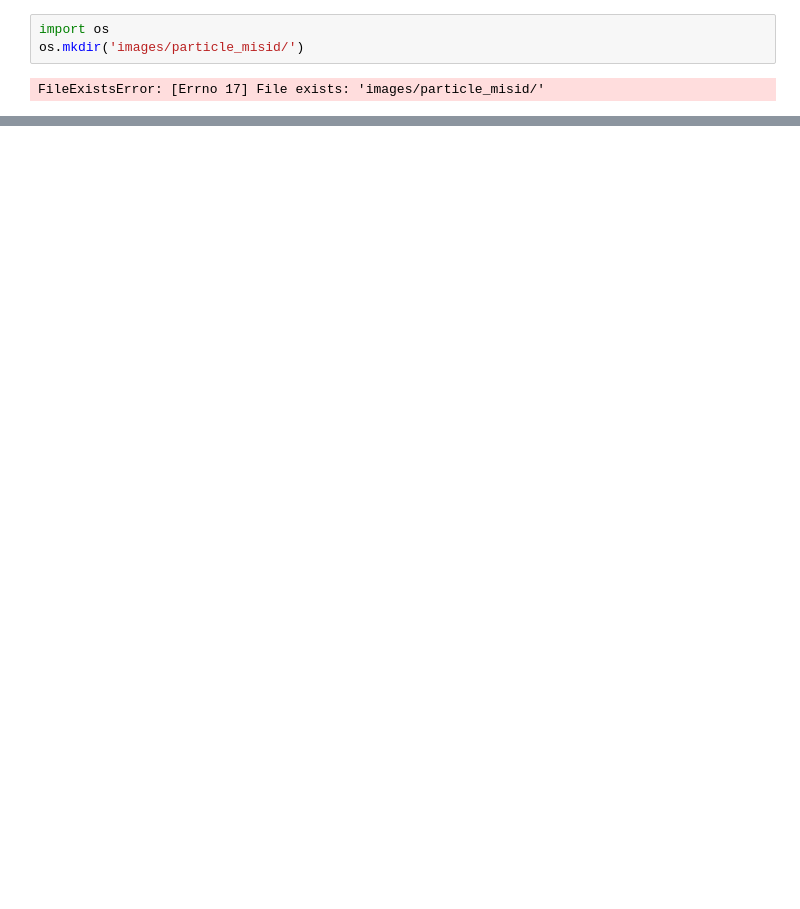
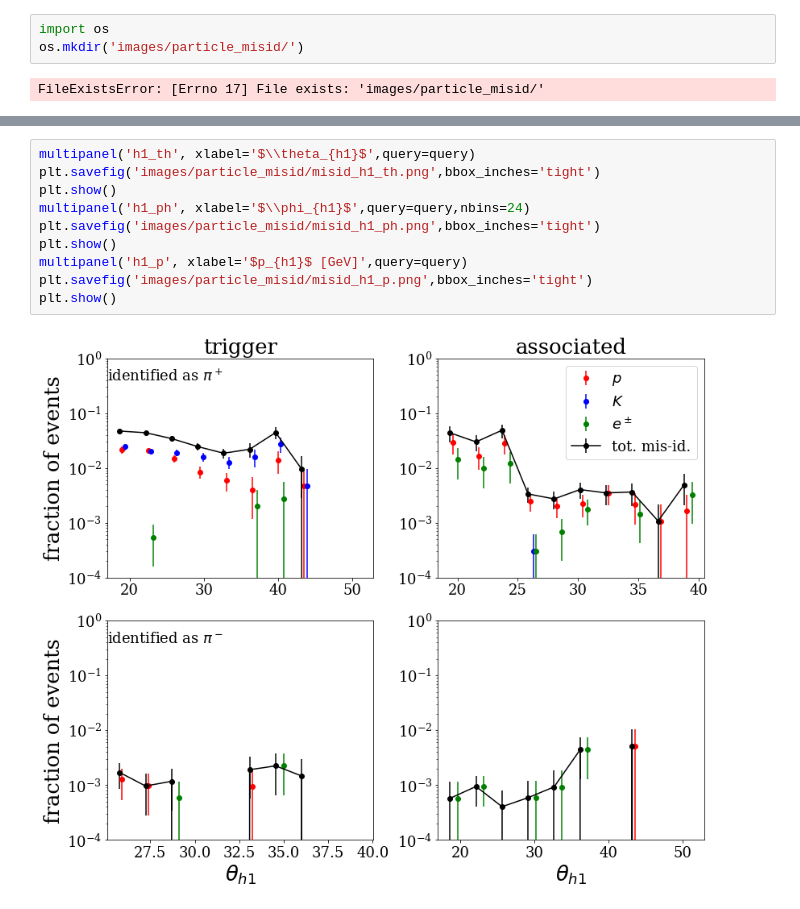
Before and after one commit to smoranvas/di-hadron, a Jupyter notebook: ParticleMisidentification.ipynb, the cells around one changed output, grey strips where cells are left out. Saved outputs shown, nothing was run; the diff lists cells and outputs as text; blank space fills up the shorter version.

```diff
--- a/ParticleMisidentification.ipynb
+++ b/ParticleMisidentification.ipynb
@@ -283,0 +244,12 @@ plt.show()
+# %%
+multipanel('h1_th', xlabel='$\\theta_{h1}$',query=query)
+plt.savefig('images/particle_misid/misid_h1_th.png',bbox_inches='tight')
+plt.show()
+multipanel('h1_ph', xlabel='$\\phi_{h1}$',query=query,nbins=24)
+plt.savefig('images/particle_misid/misid_h1_ph.png',bbox_inches='tight')
+plt.show()
+multipanel('h1_p', xlabel='$p_{h1}$ [GeV]',query=query)
+plt.savefig('images/particle_misid/misid_h1_p.png',bbox_inches='tight')
+plt.show()
+# %% [output]
+[figure, added]
```
Also changed, not shown: parts of 19 cells of this notebook.
